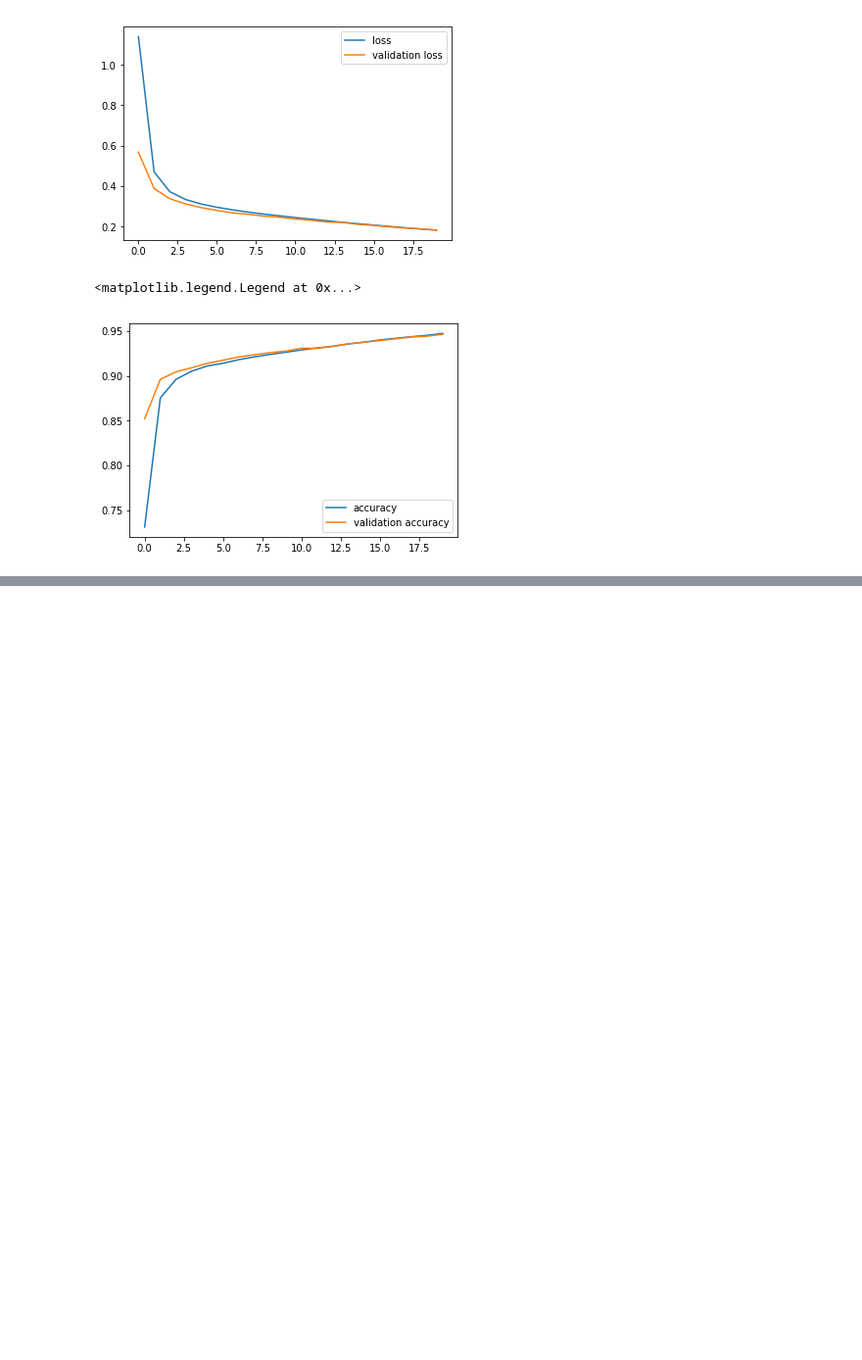
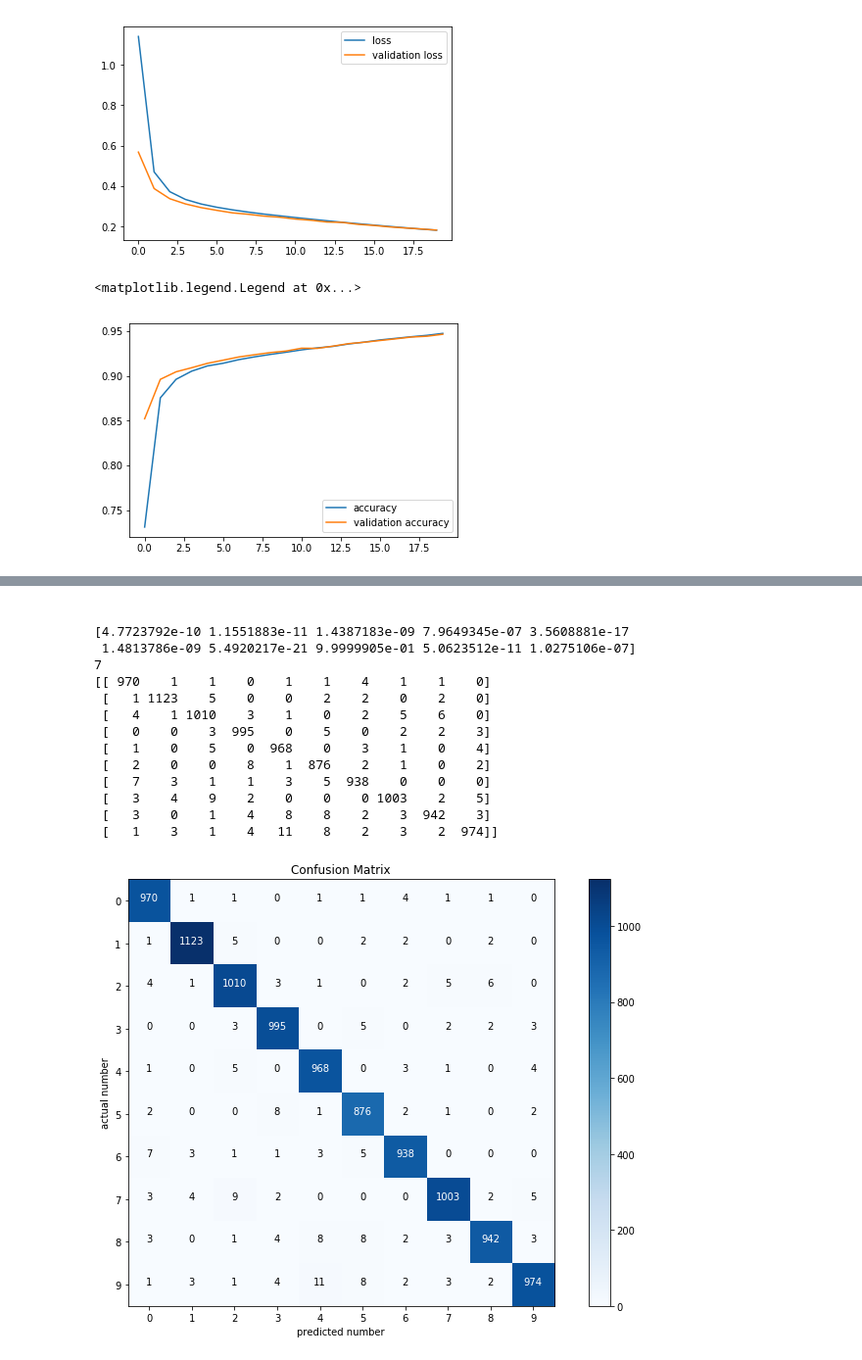
Before and after one commit to MohammadB88/ML_DS_Projects, a Jupyter notebook: Projects_DL_AI_Udemy/keras_MNIST_dataset.ipynb, the cells around one changed output, grey strips where cells are left out. Shown: that part at 98% size. Drawn from its saved outputs; the diff is of its cells as text; code cells hidden in the pictures; blank space fills up the shorter version.

Commit message:
show confusion matrix and misclassified values

```diff
--- a/Projects_DL_AI_Udemy/keras_MNIST_dataset.ipynb
+++ b/Projects_DL_AI_Udemy/keras_MNIST_dataset.ipynb
@@ -242,0 +266,64 @@ plt.legend()
+# %% [markdown]
+<a id='metrices'></a>
+# %%
+#
+
+from sklearn.metrics import confusion_matrix
+import itertools
+
+def my_confusion_matrix(con_mat, cls, title='Confusion Matrix', cmap=plt.cm.Blues):
+    """
+    This Function shows the confusion matrix in a nice format and color.
+
+    return:
+        It returns nothing and only plot the matrix in a nice format.
+    """
+
+    #print(con_mat)
+
+    plt.figure(figsize=(10,7))
+    plt.imshow(con_mat, interpolation='nearest', cmap=cmap)
+    plt.title(title)
+    plt.colorbar()
+
+    plt.xticks(np.arange(10))
+    plt.yticks(np.arange(10))
+
+    plt.xlabel('predicted number')
+    plt.ylabel('actual number')
+
+    #print(range(con_mat.shape[0], con_mat.shape[1]))
+    for i, j in itertools.product(range(con_mat.shape[0]), range(con_mat.shape[1])):
+        #print(con_mat[i,j])
+        plt.text(j, i, con_mat[i,j],
+                 horizontalalignment='center',
+                 color='white' if  i==j else 'black')
+
+    plt.tight_layout()
+    plt.show()
+
+pred = model.predict(X_test)
+print(pred[0])
+
+pred_arg = pred.argmax(axis=1)
+print(pred_arg[0])
+
+con_mat = confusion_matrix(y_test, pred_arg)
+print(con_mat)
+
+my_confusion_matrix(con_mat, list(range(10)))
+# %% [output]
+[4.7723792e-10 1.1551883e-11 1.4387183e-09 7.9649345e-07 3.5608881e-17
+ 1.4813786e-09 5.4920217e-21 9.9999905e-01 5.0623512e-11 1.0275106e-07]
+7
+[[ 970    1    1    0    1    1    4    1    1    0]
+ [   1 1123    5    0    0    2    2    0    2    0]
+ [   4    1 1010    3    1    0    2    5    6    0]
+ [   0    0    3  995    0    5    0    2    2    3]
+ [   1    0    5    0  968    0    3    1    0    4]
+ [   2    0    0    8    1  876    2    1    0    2]
+ [   7    3    1    1    3    5  938    0    0    0]
+ [   3    4    9    2    0    0    0 1003    2    5]
+ [   3    0    1    4    8    8    2    3  942    3]
+ [   1    3    1    4   11    8    2    3    2  974]]
+[figure, added]
```
Also changed, not shown: parts of 12 cells of this notebook.
